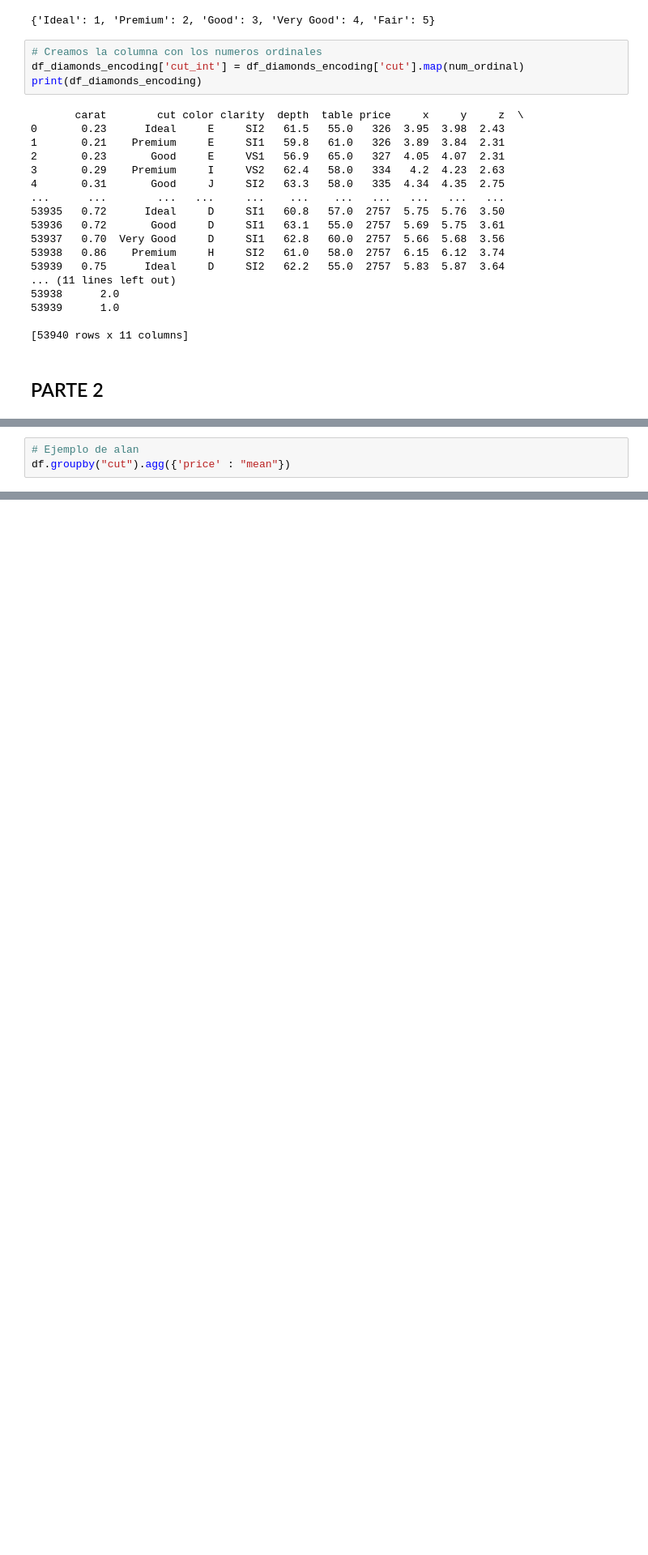
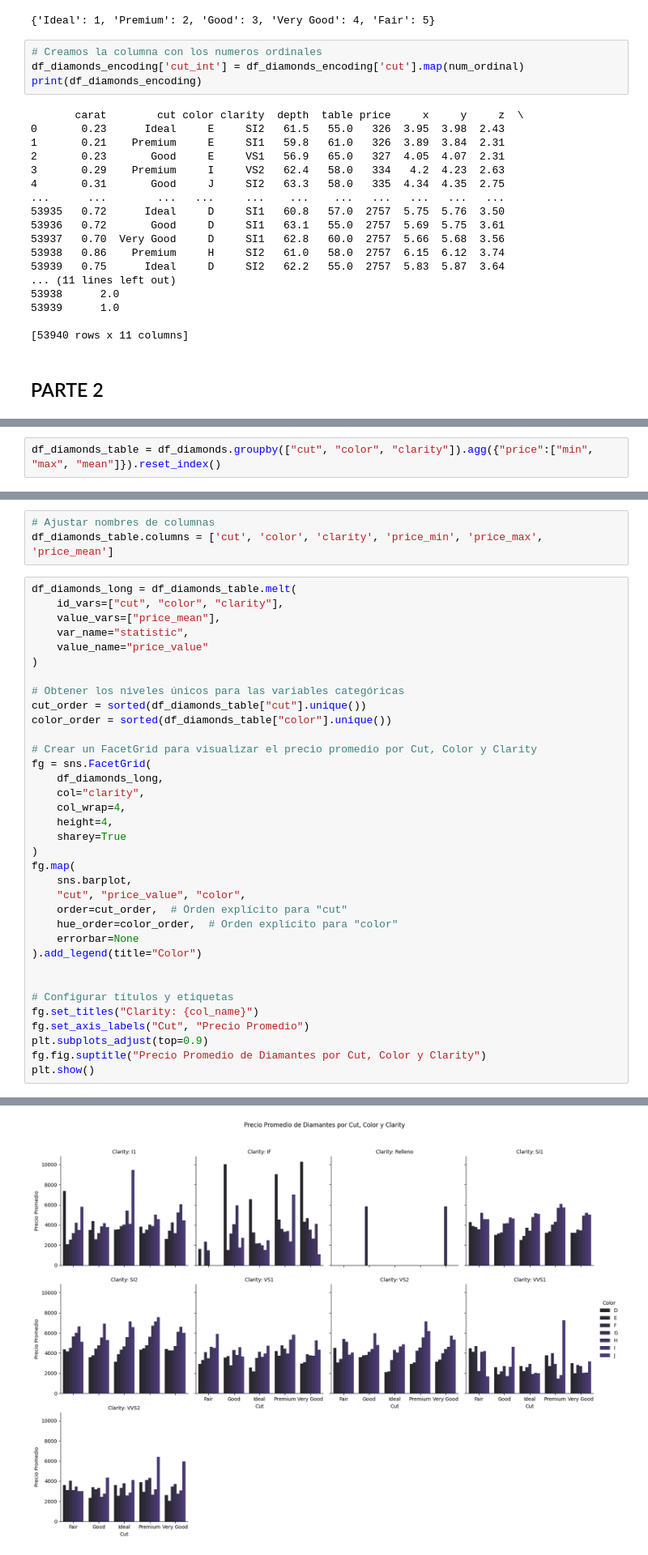
Before and after one commit to mplazap/Bootcamp_ejercicios, a Jupyter notebook: Tema 3 - Data Science/Ejercicio evaluable (19-01-2025)/M3 - Marino Plaza.ipynb, the cells around one changed output, grey strips where cells are left out. Shown at 81% size. Drawn from its saved outputs; the diff is of its cells as text; blank space fills up the shorter version.

```diff
--- a/Tema 3 - Data Science/Ejercicio evaluable (19-01-2025)/M3 - Marino Plaza.ipynb
+++ b/Tema 3 - Data Science/Ejercicio evaluable (19-01-2025)/M3 - Marino Plaza.ipynb
@@ -536,3 +497,2 @@ df_diamonds.groupby(by = "name").aggregate(["min", "max"])
 # %%
-# Ejemplo de alan
-df.groupby("cut").agg({'price' : "mean"})
+df_diamonds_table = df_diamonds.groupby(["cut", "color", "clarity"]).agg({"price":["min", "max", "mean"]}).reset_index()
@@ -545,0 +499,39 @@ df. groupby('cut')[['carat', 'depth', 'table', 'price']]. agg(['mean', 'min', 'm
+# %%
+# Ajustar nombres de columnas
+df_diamonds_table.columns = ['cut', 'color', 'clarity', 'price_min', 'price_max', 'price_mean']
+# %%
+df_diamonds_long = df_diamonds_table.melt(
+    id_vars=["cut", "color", "clarity"],
+    value_vars=["price_mean"],
+    var_name="statistic",
+    value_name="price_value"
+)
+
+# Obtener los niveles únicos para las variables categóricas
+cut_order = sorted(df_diamonds_table["cut"].unique())
+color_order = sorted(df_diamonds_table["color"].unique())
+
+# Crear un FacetGrid para visualizar el precio promedio por Cut, Color y Clarity
+fg = sns.FacetGrid(
+    df_diamonds_long,
+    col="clarity",
+    col_wrap=4,
+    height=4,
+    sharey=True
+)
+fg.map(
+    sns.barplot,
+    "cut", "price_value", "color",
+    order=cut_order,  # Orden explícito para "cut"
+    hue_order=color_order,  # Orden explícito para "color"
+    errorbar=None
+).add_legend(title="Color")
+
+
+# Configurar títulos y etiquetas
+fg.set_titles("Clarity: {col_name}")
+fg.set_axis_labels("Cut", "Precio Promedio")
+plt.subplots_adjust(top=0.9)
+fg.fig.suptitle("Precio Promedio de Diamantes por Cut, Color y Clarity")
+plt.show()
+# %% [output]
@@ -545,0 +555 @@ df. groupby('cut')[['carat', 'depth', 'table', 'price']]. agg(['mean', 'min', 'm
+[figure, added]
```
Also changed, not shown: parts of 28 cells of this notebook.
